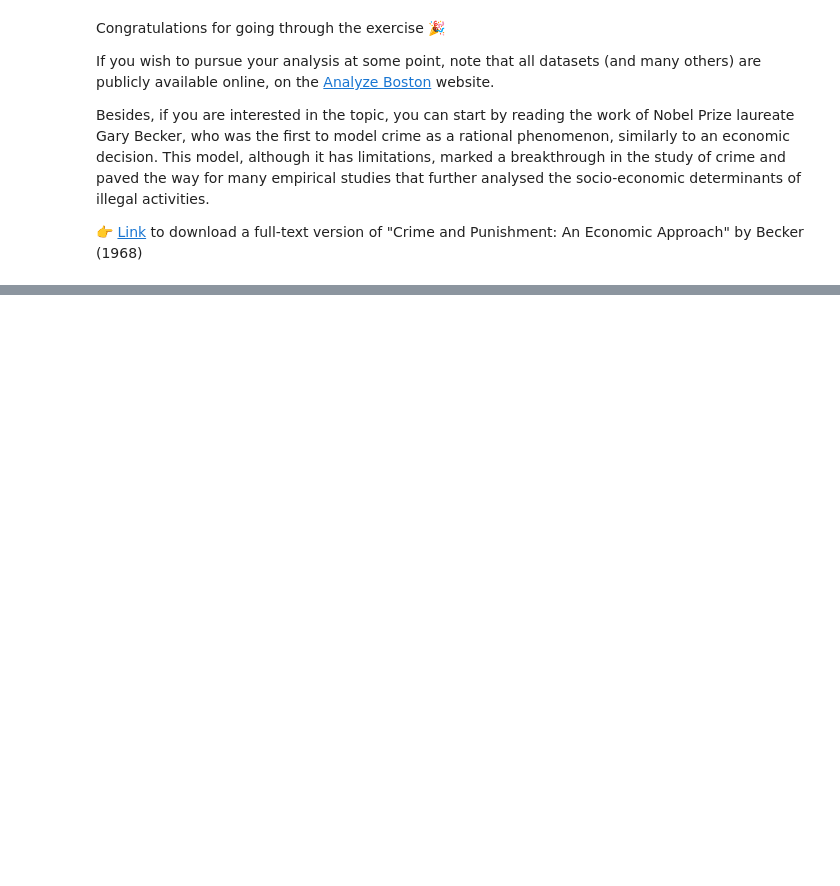
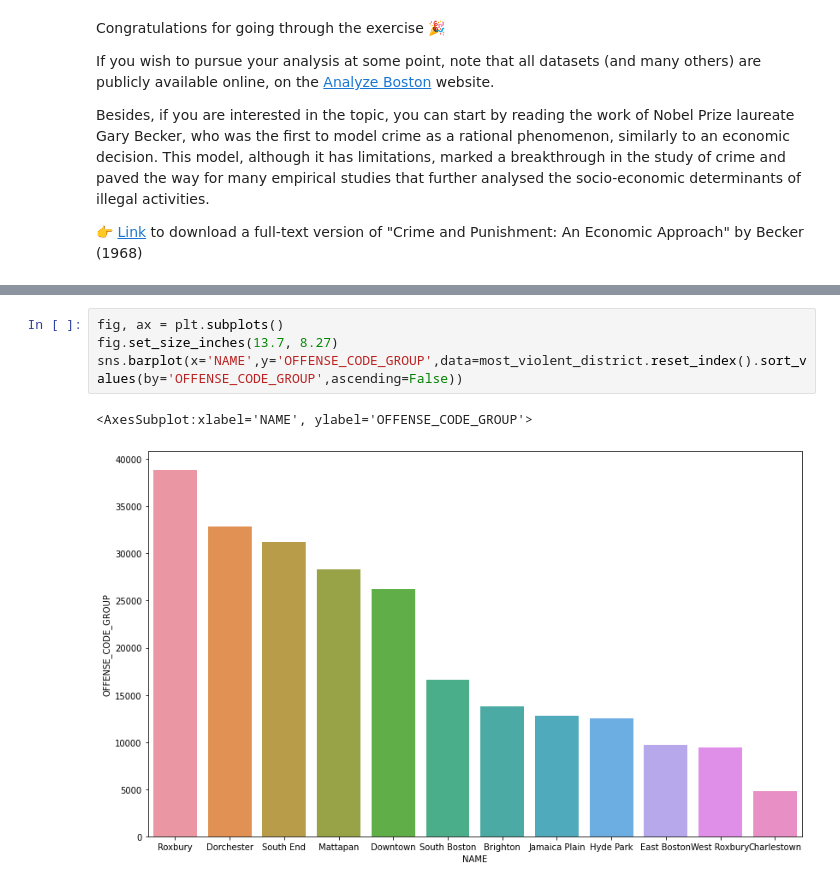
Before and after one commit to jbtonin/data-certification-exam, a Jupyter notebook: decision_science/boston_crimes.ipynb, the cells around one changed output, grey strips where cells are left out. Drawn from its saved outputs; the diff is of its cells as text; blank space fills up the shorter version.

```diff
--- a/decision_science/boston_crimes.ipynb
+++ b/decision_science/boston_crimes.ipynb
@@ -636,2 +697,9 @@ most_violent_district.reset_index()
+# %%
+fig, ax = plt.subplots()
+fig.set_size_inches(13.7, 8.27)
+sns.barplot(x='NAME',y='OFFENSE_CODE_GROUP',data=most_violent_district.reset_index().sort_values(by='OFFENSE_CODE_GROUP',ascending=False))
+# %% [output]
+<AxesSubplot:xlabel='NAME', ylabel='OFFENSE_CODE_GROUP'>
+[figure, added]
 # %%
 fig, ax = plt.subplots()
```
Also changed, not shown: parts of 16 cells of this notebook, 6 other files.
